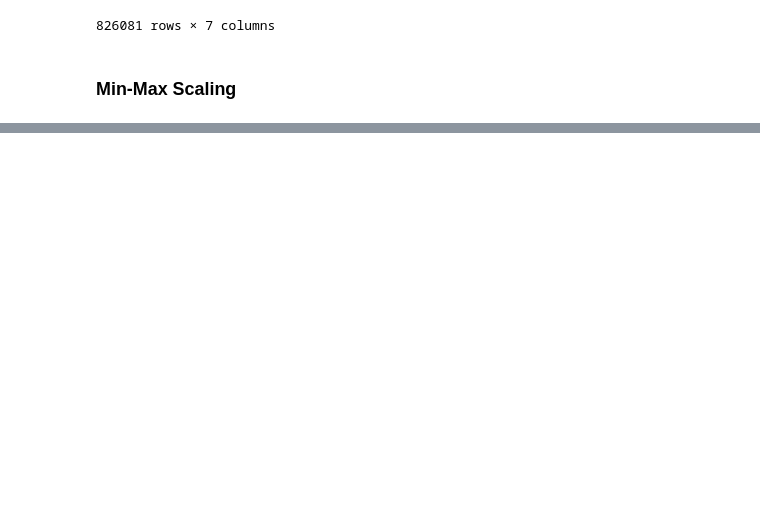
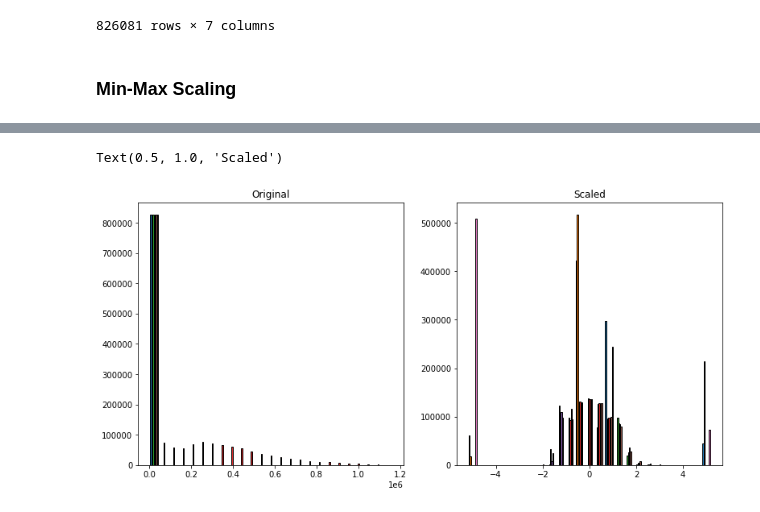
Before and after one commit to veronica-f-reyes/regression_exercises, a Jupyter notebook: scaling.ipynb, the cells around one changed output, grey strips where cells are left out. Saved outputs shown, nothing was run; the diff lists cells and outputs as text; code cells hidden in the pictures; blank space fills up the shorter version.

```diff
--- a/scaling.ipynb
+++ b/scaling.ipynb
@@ -101,10 +143,13 @@ train_scaled.columns
 # %%
 plt.figure(figsize=(13, 6))
 plt.subplot(121)
-plt.hist(train.taxvaluedollarcnt, bins=25, ec='black')
+plt.hist(train, bins=25, ec='black')
 plt.title('Original')
 plt.subplot(122)
-plt.hist(train_scaled.taxvaluedollarcnt, bins=25, ec='black')
+plt.hist(train_scaled, bins=25, ec='black')
 plt.title('Scaled')
+# %% [output]
+Text(0.5, 1.0, 'Scaled')
+[figure, added]
 # %%
 train.columns
```
Also changed, not shown: parts of 11 cells of this notebook, 1 other file.
